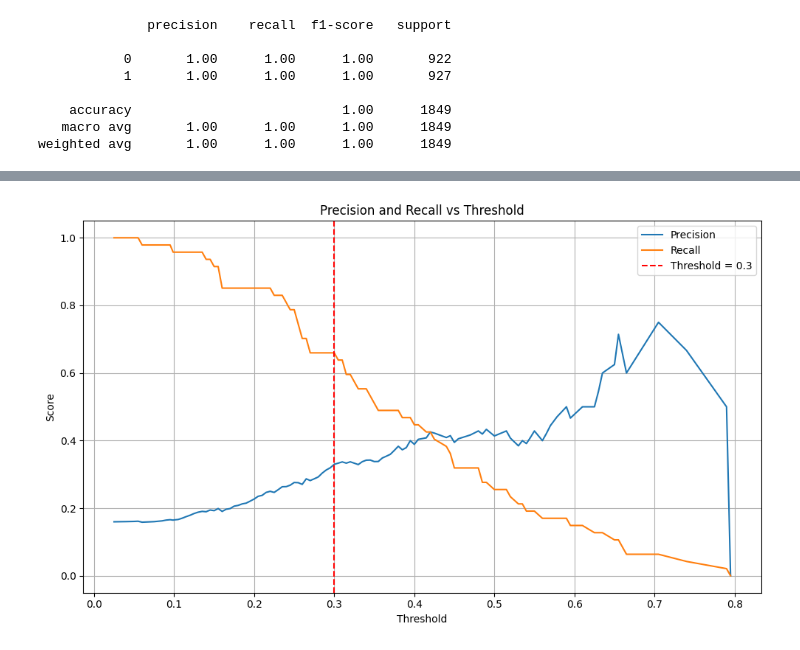
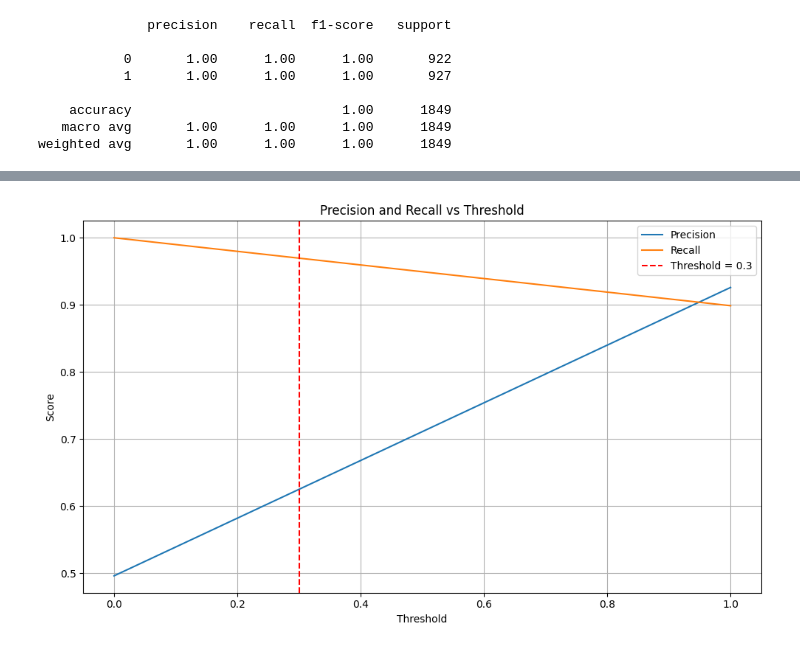
Before and after one commit to syedasad1213/HR-Analytics-Dashboard-Employee-Attrition, a Jupyter notebook: Employee_Data.ipynb, the cells around one changed output, grey strips where cells are left out. Cells and saved outputs as stored; diff of their text form; code cells hidden in the pictures.

```diff
--- a/Employee_Data.ipynb
+++ b/Employee_Data.ipynb
@@ -362,23 +358,5 @@ NameError: name 'add' is not defined
 # %%
-df['Attrition'] = df['Attrition'].map({'Yes': 1, 'No': 0}) # Encoding as ML Algorithms don't work with strings - so Yes is 1, No is 0
-df_encoded = pd.get_dummies(df, drop_first=True) # One-hot encoding, preventing duplicates
-# display(df_encoded)
-# Split X and y
-X = df_encoded.drop('Attrition', axis=1) # Split all column's except Attrition (Target Input)
-y = df_encoded['Attrition'] # Predict this
-
-# Train-test split: 80% Train, 20% Test
-X_train, X_test, y_train, y_test = train_test_split(
-    X, y, test_size=0.2, stratify=y, random_state=42 # stratify ensures both Yes and No are equally distributed in test and train
-)
+rfc = RandomForestClassifier(n_estimators=100)
 # %%
-
-# Apply SMOTE only on training data
-smote = SMOTE(random_state=42)
-X_train_bal, y_train_bal = smote.fit_resample(X_train, y_train)
-
-# Check class distribution
-import numpy as np
-unique, counts = np.unique(y_train_bal, return_counts=True)
-print(dict(zip(unique, counts)))
+rfc.fit(x_train,y_train)
 # %% [output]
@@ -449,0 +364,4 @@ ROC AUC Score: 0.740718408131622
+# %%
+y_prediction=rfc.predict(x_test)
+print(classification_report(y_test,y_prediction))
+print("ROC AUC Score:", roc_auc_score(y_test, y_prediction))
@@ -450,19 +379,19 @@ ROC AUC Score: 0.740718408131622
 # %%
 from sklearn.metrics import precision_recall_curve
 import matplotlib.pyplot as plt
 
-precisions, recalls, thresholds = precision_recall_curve(y_test, y_probs)
+precisions, recalls, thresholds = precision_recall_curve(y_test, y_prediction)
 
 plt.figure(figsize=(10, 6))
 plt.plot(thresholds, precisions[:-1], label="Precision")
 plt.plot(thresholds, recalls[:-1], label="Recall")
 plt.axvline(x=0.3, color='red', linestyle='--', label="Threshold = 0.3")
 plt.xlabel("Threshold")
 plt.ylabel("Score")
 plt.title("Precision and Recall vs Threshold")
 plt.legend()
 plt.grid(True)
 plt.tight_layout()
 plt.show()
 # %% [output]
-[figure, old version]
+[figure, new version]
```
Also changed, not shown: parts of 9 cells of this notebook.
